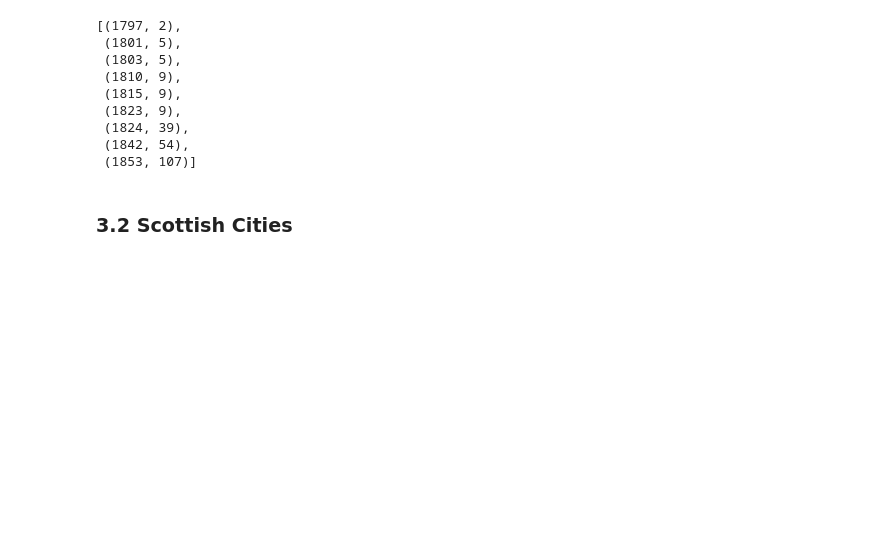
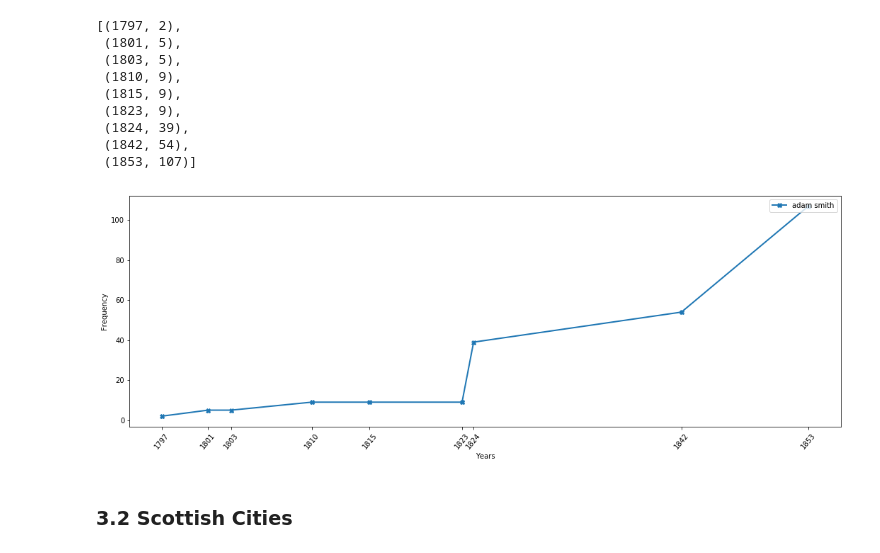
Before and after one commit to alan-turing-institute/defoe_visualization, a Jupyter notebook: NLS/Visualization_Frequency_Taxonomy_Ngrams.ipynb, the cells around one changed output. Saved outputs shown, nothing was run; the diff lists cells and outputs as text; code cells hidden in the pictures; blank space fills up the shorter version.

```diff
--- a/NLS/Visualization_Frequency_Taxonomy_Ngrams.ipynb
+++ b/NLS/Visualization_Frequency_Taxonomy_Ngrams.ipynb
@@ -272,7 +272,7 @@ Important: On 1824, we got 15 documents, which are supplements to the fourth, fi
 We count the total number of words per year, and then count total instances of each phylosopher in it. Finally, we **plot normalised frequency** (by words) on a graph (x axis is years), to see whether it is a thing that is becoming more or less popular with time. All the words (query's search terms and encyclopaedia) have been normalized (lower case, and remove everything that is not a letter) and lemmatized (reduces the word-forms to linguistically valid lemmas).
 # %%
 taxonomy= ['francis hutcheson', 'david hume', 'adam smith', 'dugald stewart', 'thomas reid']
-query_results=read_query_results('results_ks_philosophers')
+query_results=read_query_results('results_ks_philosophers_norm')
 
 freq_count_lem=freq_count(query_results)
 normalize_freq(norm_publication, freq_count_lem, taxonomy)
@@ -297,6 +297,11 @@ sorted(freq_count_lem['adam smith'].items())
  (1824, 39),
  (1842, 54),
  (1853, 107)]
+# %%
+taxonomy= ['adam smith']
+plot_freq_count(freq_count_lem, taxonomy)
+# %% [output]
+[figure, added]
 # %% [markdown]
 ### 3.2  Scottish Cities
 # %% [markdown]
```
Also changed, not shown: parts of 4 cells of this notebook.
